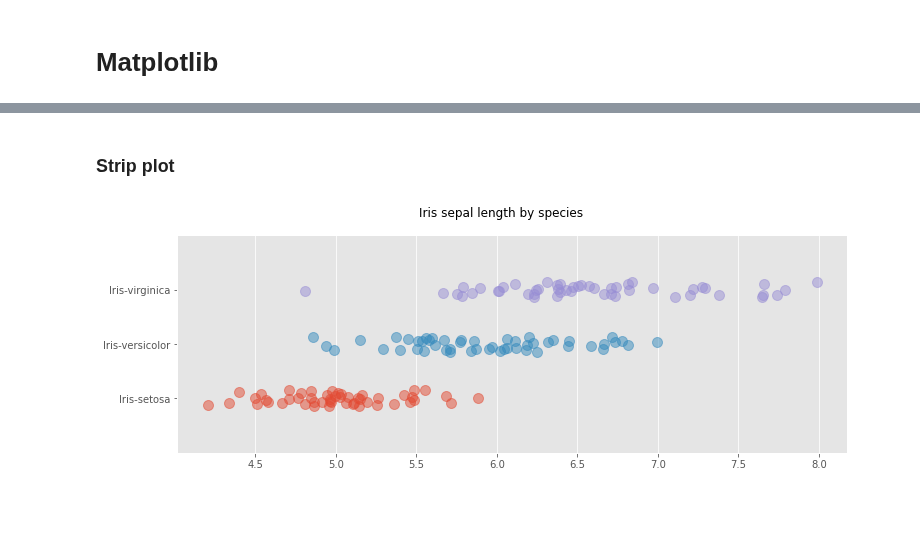
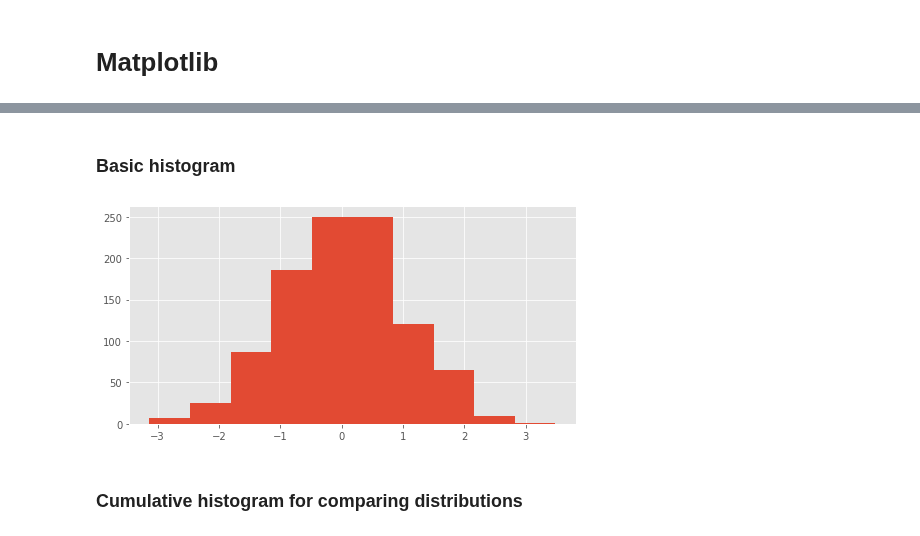
Before and after one commit to jaroslawr/jupyter-notebooks, a Jupyter notebook: lib_matplotlib/lib_matplotlib.ipynb, the cells around one changed output, grey strips where cells are left out. Drawn from its saved outputs; the diff is of its cells as text; code cells hidden in the pictures; blank space fills up the shorter version.

```diff
--- a/lib_matplotlib/lib_matplotlib.ipynb
+++ b/lib_matplotlib/lib_matplotlib.ipynb
@@ -64,38 +72,14 @@ ecdf_plot("sepal_length", 8, 4)
-# %% [markdown]
-### Strip plot
-# %%
-def stripplot(ax, categories_and_observations, x_jitter=0.1, y_jitter=0.15):
-    cat_width = 1.0
-    y_ticks = []
-    y_labels = []
-    cat_count = 0
-
-    for i, (category, observations) in enumerate(categories_and_observations):
-        x_vec = observations
-        x_jitter_vec = np.random.uniform(-x_jitter, x_jitter, len(observations))
-
-        y = ((cat_width/2.0) # top margin
-             + (i * cat_width) # previous categories
-             + (cat_width/2.0)) # center of the cat area
-        y_vec = y * np.ones(len(observations))
-        y_jitter_vec = np.random.uniform(-y_jitter, y_jitter, len(observations))
-
-        ax.plot(x_vec + x_jitter_vec, y_vec + y_jitter_vec, 'o', alpha=0.5, markersize=10, linewidth=2)
-
-        y_ticks.append(y)
-        y_labels.append(category)
-        cat_count += 1
-
-    ax.set_ylim(0, (cat_count + 1) * cat_width)
-    ax.set_yticks(y_ticks)
-    ax.set_yticklabels(y_labels)
-    ax.grid(True, which="both", axis="x")
-    ax.grid(False, which="both", axis="y")
-
-fig, ax = plt.subplots()
-fig.set_size_inches(12, 4)
-fig.suptitle("Iris sepal length by species")
-sepal_length_by_species = ((group, values["sepal_length"]) for (group, values) in df.groupby("class"))
-stripplot(ax, sepal_length_by_species)
-# %% [output]
-[figure, removed]
+# %% [markdown]
+### Basic histogram
+# %%
+def histogram():
+    sample = np.random.normal(size=1000)
+
+    fig, ax = plt.subplots(figsize=(8,4))
+    ax.hist(sample)
+# %%
+histogram()
+# %% [output]
+[figure, added]
+# %% [markdown]
+### Cumulative histogram for comparing distributions
```
Also changed, not shown: parts of 27 cells of this notebook, 2 other files.
